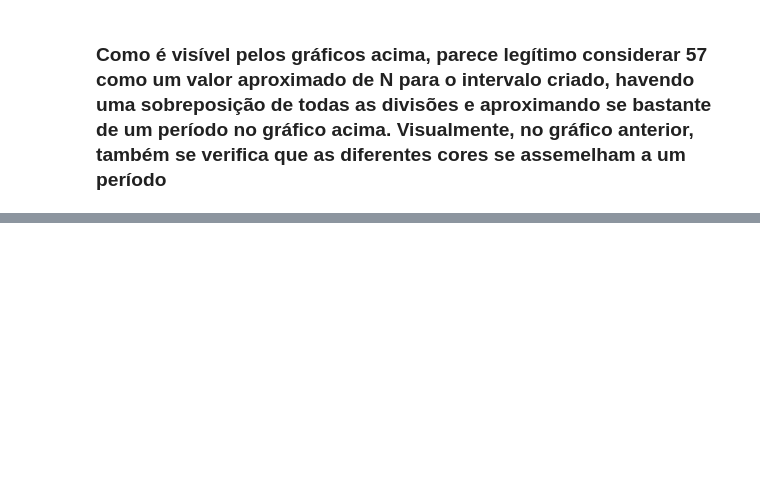
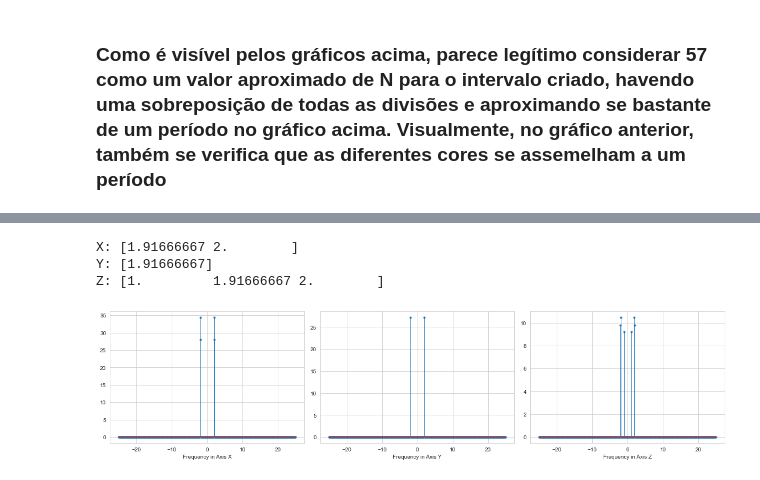
Before and after one commit to joelpoliveira/ProjetoATD, a Jupyter notebook: Main/main.ipynb, the cells around one changed output, grey strips where cells are left out. Saved outputs shown, nothing was run; the diff lists cells and outputs as text; code cells hidden in the pictures; blank space fills up the shorter version.

```diff
--- a/Main/main.ipynb
+++ b/Main/main.ipynb
@@ -417,4 +980,9 @@ for i in walks_user3_1:
     walks_user3_1_detrended.append( detrend_user_walk(i) )
 plot_user_walks(walks_user3_1_detrended)
 # %%
-plot_activity_freqs(walks_user3_1_detrended[0], len(walks_user3_1_detrended[0]))
+plot_activity_freqs(walks_user2_2_detrended[0], len(walks_user2_2_detrended[0]))
+# %% [output]
+X: [1.91666667 2.        ]
+Y: [1.91666667]
+Z: [1.         1.91666667 2.        ]
+[figure, added]
```
Also changed, not shown: parts of 44 cells of this notebook, 1 other file.
